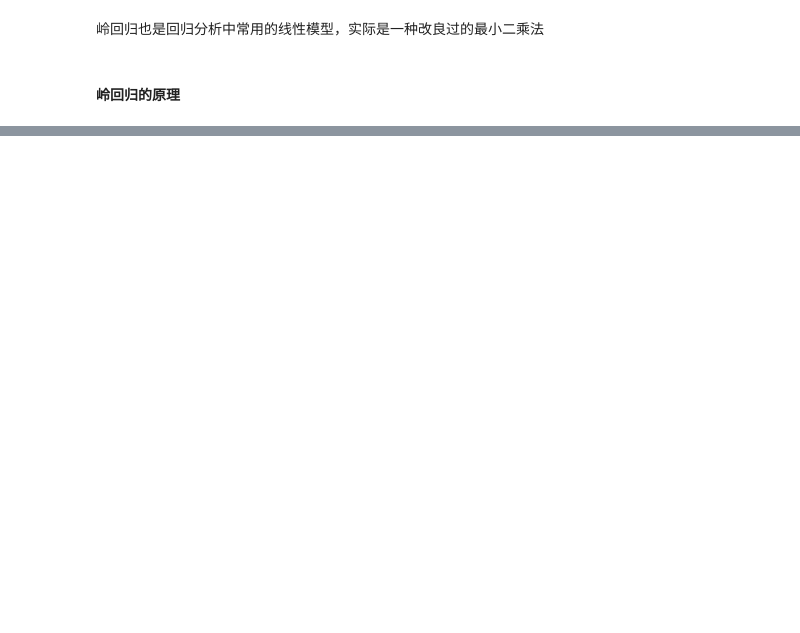
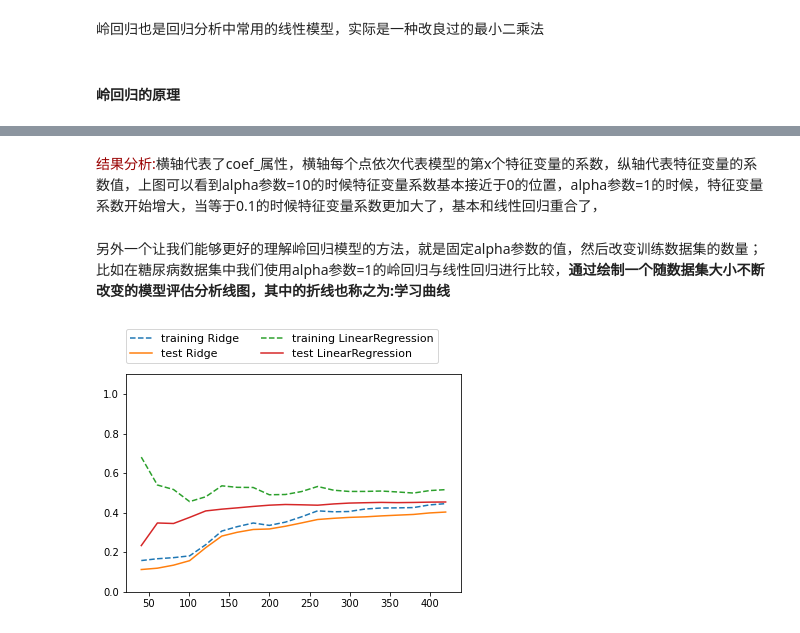
Before and after one commit to mtf0111/PythonDemo, a Jupyter notebook: demo_sklearn.ipynb, the cells around one changed output, grey strips where cells are left out. Saved outputs shown, nothing was run; the diff lists cells and outputs as text; code cells hidden in the pictures; blank space fills up the shorter version.

```diff
--- a/demo_sklearn.ipynb
+++ b/demo_sklearn.ipynb
@@ -643,0 +705,26 @@ print("测试数据集得分:{:.2f}".format(test_score))
+# %% [markdown]
+<font color='#990000'>结果分析:</font>横轴代表了coef_属性，横轴每个点依次代表模型的第x个特征变量的系数，纵轴代表特征变量的系数值，上图可以看到alpha参数=10的时候特征变量系数基本接近于0的位置，alpha参数=1的时候，特征变量系数开始增大，当等于0.1的时候特征变量系数更加大了，基本和线性回归重合了，
+# %% [markdown]
+另外一个让我们能够更好的理解岭回归模型的方法，就是固定alpha参数的值，然后改变训练数据集的数量；比如在糖尿病数据集中我们使用alpha参数=1的岭回归与线性回归进行比较，**通过绘制一个随数据集大小不断改变的模型评估分析线图，其中的折线也称之为:学习曲线**
+# %%
+from sklearn.model_selection import learning_curve, KFold
+from sklearn.linear_model import Ridge,LinearRegression
+import matplotlib.pyplot as plt
+import numpy as np
+# 定义一个绘制学习曲线的函数
+def plot_learning_curve(est, X, y):
+    # 将数据集进行20次拆分用来对模型进行评分
+    training_set_size, train_scores, test_scores = learning_curve(est, X, y,train_sizes=np.linspace(.1, 1, 20),
+                                                                  cv=KFold(20, shuffle=True, random_state=1))
+    estimator_name=est.__class__.__name__
+    line = plt.plot(training_set_size, train_scores.mean(axis=1), '--', label='training '+estimator_name)
+    plt.plot(training_set_size, test_scores.mean(axis=1), '-', label="test "+estimator_name)
+    plt.ylim(0, 1.1)
+ridge = Ridge(alpha=1)
+lr = LinearRegression()
+plot_learning_curve(ridge, X, y)
+plot_learning_curve(lr, X, y)
+plt.legend(loc=(0, 1.05), ncol=2, fontsize=11)
+plt.show()
+# %% [output]
+[figure, added]
```
Also changed, not shown: parts of 42 cells of this notebook.
